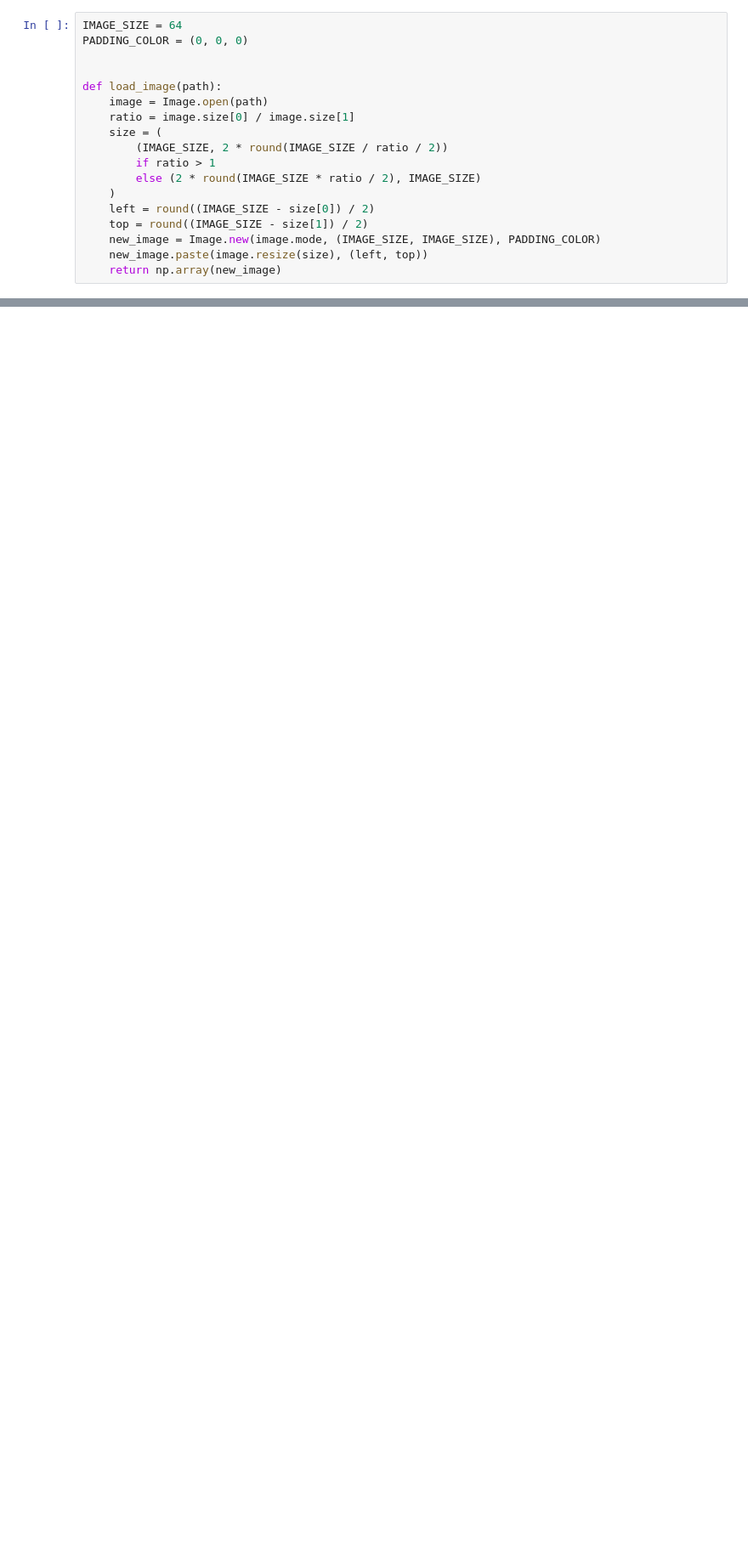
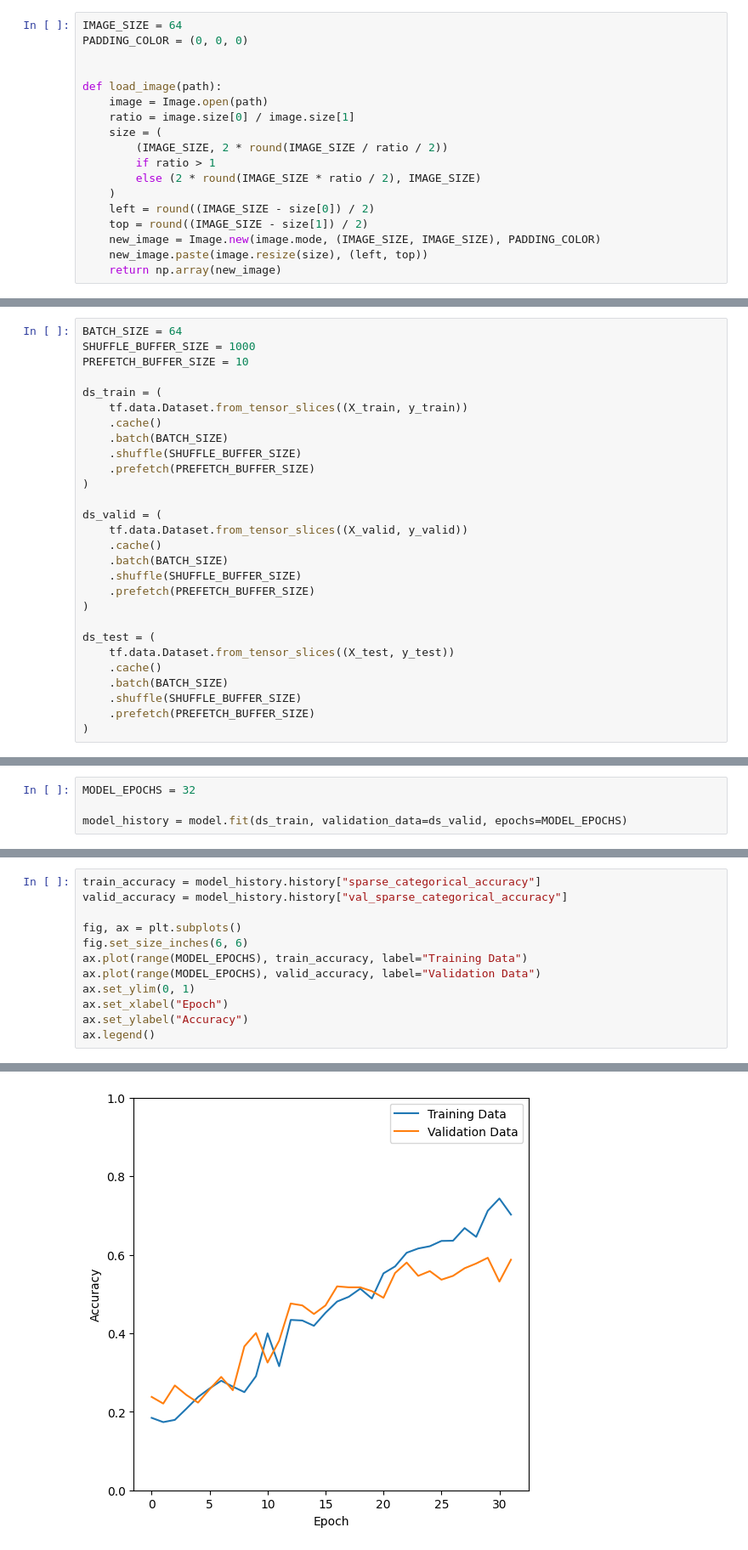
Before and after one commit to daniel-g-p/tensorflow-course, a Jupyter notebook: freecodecamp/13-flower-classification.ipynb, the cells around one changed output, grey strips where cells are left out. Shown at 85% size. Cells and saved outputs as stored; diff of their text form; blank space fills up the shorter version.

```diff
--- a/freecodecamp/13-flower-classification.ipynb
+++ b/freecodecamp/13-flower-classification.ipynb
@@ -79,0 +115,28 @@ for index, category in enumerate(categories):
+# %%
+BATCH_SIZE = 64
+SHUFFLE_BUFFER_SIZE = 1000
+PREFETCH_BUFFER_SIZE = 10
+
+ds_train = (
+    tf.data.Dataset.from_tensor_slices((X_train, y_train))
+    .cache()
+    .batch(BATCH_SIZE)
+    .shuffle(SHUFFLE_BUFFER_SIZE)
+    .prefetch(PREFETCH_BUFFER_SIZE)
+)
+
+ds_valid = (
+    tf.data.Dataset.from_tensor_slices((X_valid, y_valid))
+    .cache()
+    .batch(BATCH_SIZE)
+    .shuffle(SHUFFLE_BUFFER_SIZE)
+    .prefetch(PREFETCH_BUFFER_SIZE)
+)
+
+ds_test = (
+    tf.data.Dataset.from_tensor_slices((X_test, y_test))
+    .cache()
+    .batch(BATCH_SIZE)
+    .shuffle(SHUFFLE_BUFFER_SIZE)
+    .prefetch(PREFETCH_BUFFER_SIZE)
+)
@@ -79,0 +234,4 @@ for index, category in enumerate(categories):
+# %%
+MODEL_EPOCHS = 32
+
+model_history = model.fit(ds_train, validation_data=ds_valid, epochs=MODEL_EPOCHS)
@@ -79,0 +256,13 @@ for index, category in enumerate(categories):
+# %%
+train_accuracy = model_history.history["sparse_categorical_accuracy"]
+valid_accuracy = model_history.history["val_sparse_categorical_accuracy"]
+
+fig, ax = plt.subplots()
+fig.set_size_inches(6, 6)
+ax.plot(range(MODEL_EPOCHS), train_accuracy, label="Training Data")
+ax.plot(range(MODEL_EPOCHS), valid_accuracy, label="Validation Data")
+ax.set_ylim(0, 1)
+ax.set_xlabel("Epoch")
+ax.set_ylabel("Accuracy")
+ax.legend()
+# %% [output]
@@ -79,0 +270 @@ for index, category in enumerate(categories):
+[figure, added]
```
Also changed, not shown: parts of 7 cells of this notebook, 1 other file.
